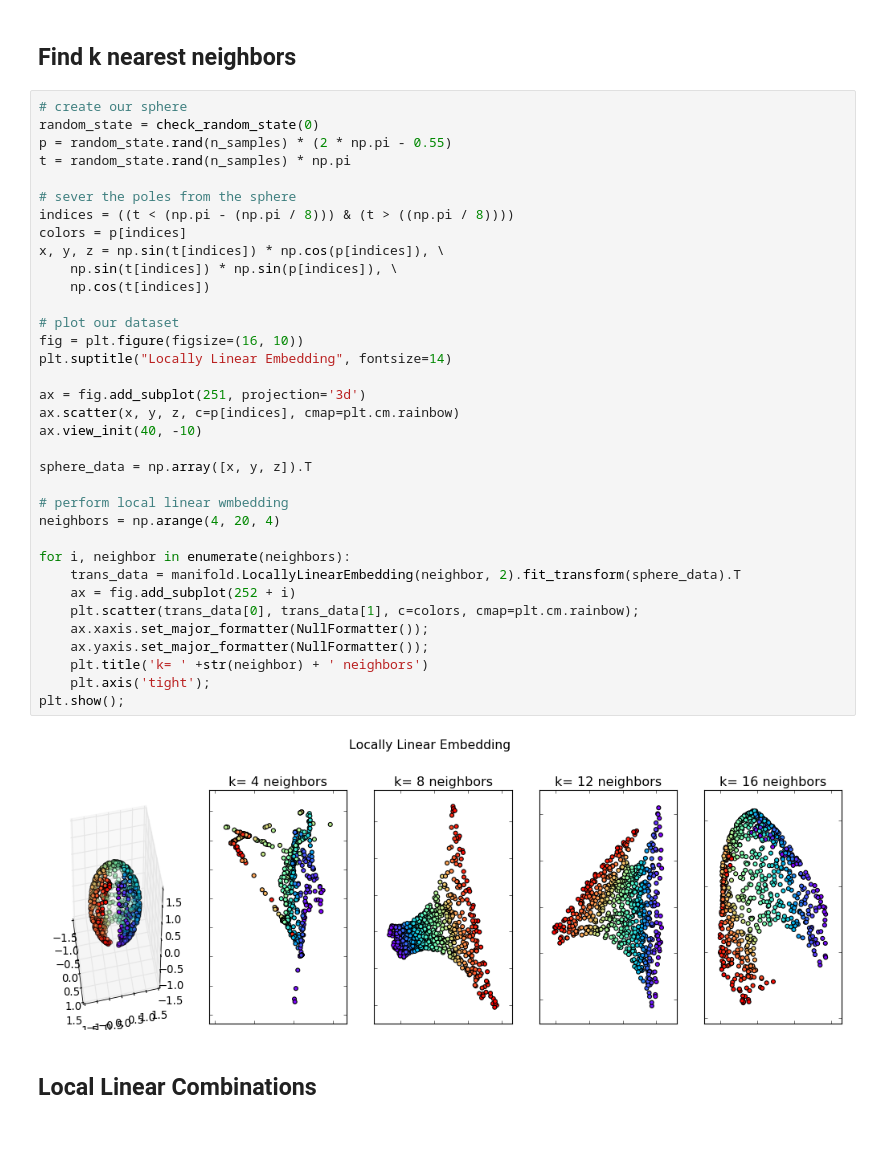
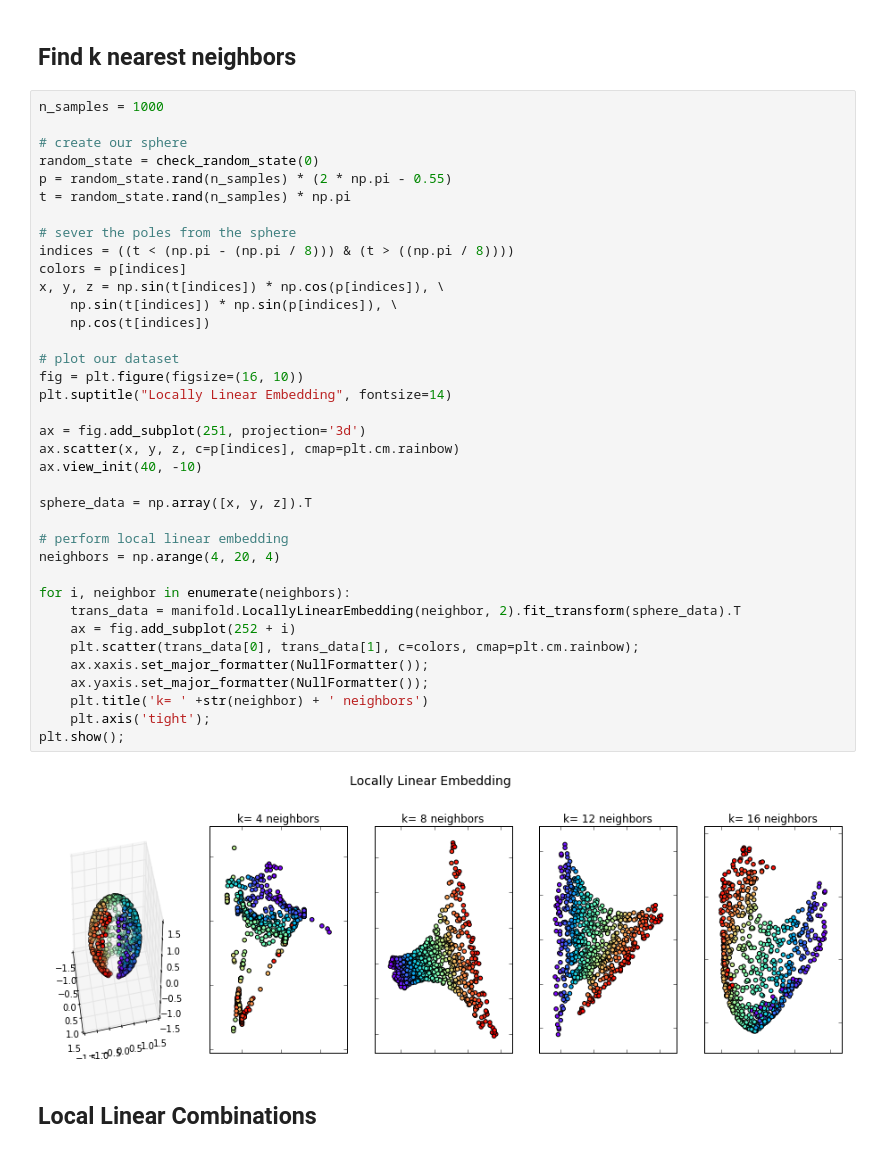
Before and after one commit to GAnagno/Dimensionality-Reduction, a Jupyter notebook: Locally Linear Embedding.ipynb, the cells around one changed output. Saved outputs shown, nothing was run; the diff lists cells and outputs as text.

```diff
--- a/Locally Linear Embedding.ipynb
+++ b/Locally Linear Embedding.ipynb
@@ -17,6 +17,8 @@ plt.rcParams['figure.facecolor'] = 'white'
 # %% [markdown]
 ## Find k nearest neighbors
 # %%
+n_samples = 1000
+
 # create our sphere
 random_state = check_random_state(0)
 p = random_state.rand(n_samples) * (2 * np.pi - 0.55)
@@ -24,34 +26,34 @@ t = random_state.rand(n_samples) * np.pi
 
 # sever the poles from the sphere
 indices = ((t < (np.pi - (np.pi / 8))) & (t > ((np.pi / 8))))
 colors = p[indices]
 x, y, z = np.sin(t[indices]) * np.cos(p[indices]), \
     np.sin(t[indices]) * np.sin(p[indices]), \
     np.cos(t[indices])
 
 # plot our dataset
 fig = plt.figure(figsize=(16, 10))
 plt.suptitle("Locally Linear Embedding", fontsize=14)
 
 ax = fig.add_subplot(251, projection='3d')
 ax.scatter(x, y, z, c=p[indices], cmap=plt.cm.rainbow)
 ax.view_init(40, -10)
 
 sphere_data = np.array([x, y, z]).T
 
-# perform local linear wmbedding
+# perform local linear embedding
 neighbors = np.arange(4, 20, 4)
 
 for i, neighbor in enumerate(neighbors):
     trans_data = manifold.LocallyLinearEmbedding(neighbor, 2).fit_transform(sphere_data).T
     ax = fig.add_subplot(252 + i)
     plt.scatter(trans_data[0], trans_data[1], c=colors, cmap=plt.cm.rainbow);
     ax.xaxis.set_major_formatter(NullFormatter());
     ax.yaxis.set_major_formatter(NullFormatter());
     plt.title('k= ' +str(neighbor) + ' neighbors')
     plt.axis('tight');
 plt.show();
 # %% [output]
-[figure, old version]
+[figure, new version]
 # %% [markdown]
 ## Local Linear Combinations
```
Also changed, not shown: parts of 24 cells of this notebook.
